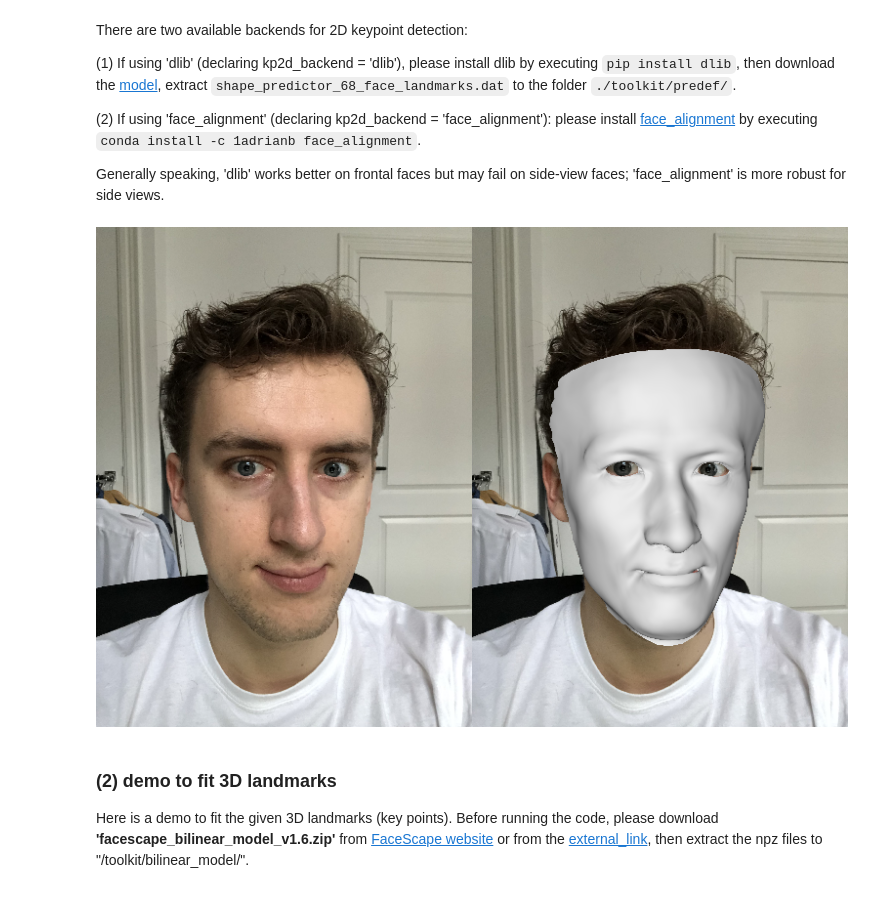
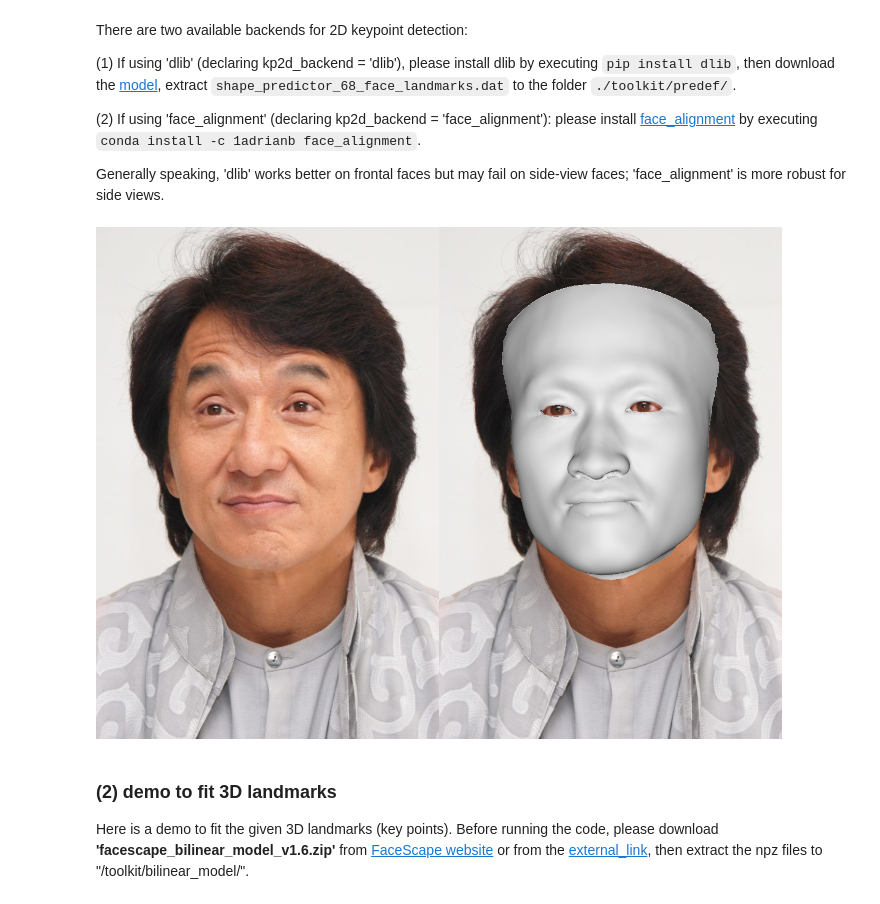
Before and after one commit to zhuhao-nju/facescape, a Jupyter notebook: toolkit/demo_bilinear_fit.ipynb, the cells around one changed output. Saved outputs shown, nothing was run; the diff lists cells and outputs as text; code cells hidden in the pictures.

```diff
--- a/toolkit/demo_bilinear_fit.ipynb
+++ b/toolkit/demo_bilinear_fit.ipynb
@@ -23,38 +23,38 @@ from src.renderer import render_orthcam
 fs_fitter = facescape_fitter(fs_file = "./bilinear_model_v1.6/facescape_bm_v1.6_847_50_52_id_front.npz",
                              kp2d_backend = 'dlib') # or 'face_alignment'
 
-src_img = cv2.imread("./test_data/matthijs.jpg")
+src_img = cv2.imread("./test_data/chan.jpg")
 
 kp2d = fs_fitter.detect_kp2d(src_img) # extract 2D key points
 mesh, _ = fs_fitter.fit_kp2d(kp2d) # fit model
 
 # ========== Visualize Result ==========
 # transform to orthogonal camera coordinate
 mesh_tm = trimesh.Trimesh(vertices = mesh.vertices.copy(),
                           faces = fs_fitter.fv_indices_front-1,
                           process = False)
 mesh_tm.vertices[:, :2] = mesh_tm.vertices[:, 0:2] - np.array([src_img.shape[1] / 2, src_img.shape[0] / 2])
 mesh_tm.vertices = mesh_tm.vertices / src_img.shape[0] * 2
 mesh_tm.vertices[:, 2] = mesh_tm.vertices[:, 2] - 10
 
 # render texture image and depth
 rend_depth, rend_tex = render_orthcam(mesh_tm, (1, 1),
                                       rend_size = tuple(src_img.shape[:2]),
                                       flat_shading=False)
 mask = np.stack((rend_depth!=0, )*3, 2)
 res_img = src_img.copy()
 res_img[mask] = rend_tex[mask]
 
 # visualize
 vis_scale = 512. / np.max(src_img.shape[:2])
 sc_img = cv2.resize(src_img, (round(src_img.shape[1]*vis_scale),
                               round(src_img.shape[0]*vis_scale)))
 
 sc_res_img = cv2.resize(res_img, (round(src_img.shape[1]*vis_scale),
                                   round(src_img.shape[0]*vis_scale)))
 show_img_arr(np.concatenate((sc_img, sc_res_img), 1), bgr_mode = True)
 # %% [output]
-[figure, old version]
+[figure, new version]
 # %% [markdown]
 ### (2) demo to fit 3D landmarks
 
```
Also changed, not shown: 4 other files.
